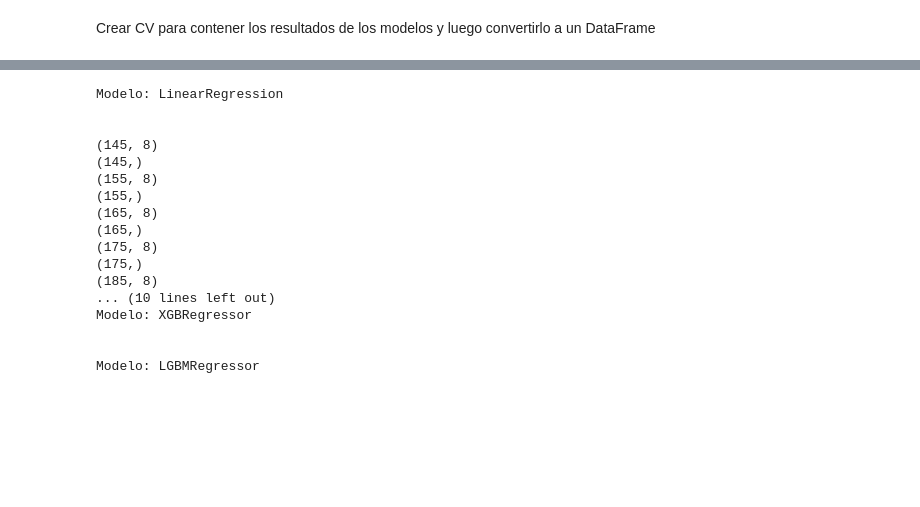
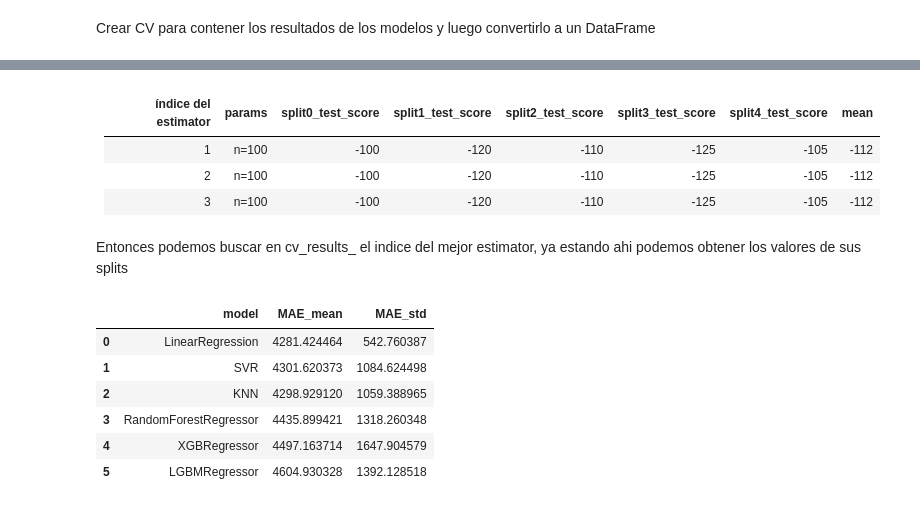
Before and after one commit to charligram/1_analisis_ventas, a Jupyter notebook: notebooks/03_modeling.ipynb, the cells around one changed output, grey strips where cells are left out. Cells and saved outputs as stored; diff of their text form; code cells hidden in the pictures; blank space fills up the shorter version.

Commit message:
GridSearchCV models developed

```diff
--- a/notebooks/03_modeling.ipynb
+++ b/notebooks/03_modeling.ipynb
@@ -210,7 +210,7 @@ En esta parte lo que vamos a hacer es buscar el mejor tuning para los modelos m
 # %% [markdown]
 ### 5.1 Separar X e y
 # %%
-X = df.drop(columns=['Sales'])
+X = df.drop(columns=['Order Date', 'Sales'])
 y = df['Sales']
 # %% [markdown]
 Primero separamos las semanas que vamos a querer predecir finalmente y con las que vamos a trabajar
@@ -245,8 +245,7 @@ param_grids = {
     # Modelos mas complejos
     'SVR': {
         'model__C': [0.1, 1, 10, 100],
-        'model__kernel': ['linear', 'rbf'],
-        'model_gamma': ['scale', 'auto']
+        'model__kernel': ['linear', 'rbf']
     },
 
     'KNN': {
@@ -272,7 +271,7 @@ param_grids = {
         'model__n_estimators': [100, 200, 300],
         'model__num_leaves': [15, 31, 63],
         'model__learning_rate': [0.01, 0.05, 0.1],
-        'model_max_depth': [-1, 5, 10]
+        'model__max_depth': [-1, 5, 10]
     }
 }
 # %% [markdown]
@@ -290,7 +291,15 @@ resultados_cv = []
+# %% [markdown]
+|índice del estimator| params | split0_test_score | split1_test_score | split2_test_score | split3_test_score | split4_test_score | mean |
+|--------------------|--------|-------------------|-------------------|-------------------|-------------------|-------------------|------|
+|         1          | n=100  |  -100  |  -120  |  -110  |  -125  |  -105  | -112 |
+|         2          | n=100  |  -100  |  -120  |  -110  |  -125  |  -105  | -112 |
+|         3          | n=100  |  -100  |  -120  |  -110  |  -125  |  -105  | -112 |
+# %% [markdown]
+Entonces podemos buscar en cv_results_ el indice del mejor estimator, ya estando ahi podemos obtener los valores de sus splits
 # %%
 for model_name, model_object in models_dict.items():
-    print(f'Modelo: {model_name}\n\n')
 
+    #Crear Pipeline, estandariza y utiliza cada modelo ML en cada iteración
     pipeline = Pipeline([
         ('scaler', StandardScaler()),
         ('model', model_object)
@@ -300,7 +309,6 @@ for model_name, model_object in models_dict.items():
     # Entonces probamos el modelo lineal para distintos escenarios (150/10), (160/10)...(190/10)
     if not param_grids[model_name]:
         maes_linear = []
-        rmses_linear = []
         for train_idx, val_idx in tscv.split(X_train):
             # Datos de entrenamiento para el modelo
             X_train_fold = X_train.iloc[train_idx]
@@ -308,7 +316,7 @@ for model_name, model_object in models_dict.items():
 
             # Datos para hacer predicciones (aquí van los 10)
             X_val_fold = X_train.iloc[val_idx]
-            y_val_fold = X_train.iloc[val_idx]
+            y_val_fold = y_train.iloc[val_idx]
 
 
             # Entrenar modelo con esos datos y guardar sus mse y rmse (recordar que en el pipeline ya esta cargado el modelo actual (LinearRegression))
@@ -317,54 +325,67 @@ for model_name, model_object in models_dict.items():
             # Hacer predicciones de las 10 semanas que vengan
             y_pred_linear = pipeline.predict(X_val_fold)
 
-            # Evaluar MAE y RMSE, guardarlos para calcular sus promedios
+            # Evaluar MAE y guardarlo para calcular sus promedios
             mae = mean_absolute_error(y_val_fold, y_pred_linear)
             rmse = root_mean_squared_error(y_val_fold, y_pred_linear)
             maes_linear.append(mae)
-            rmses_linear.append(rmse)
 
         # Una vez con todos los splits hechos, guardamos en resultados_cv un registro con el modelo, mean de MAE y mean de RMSE
         resultados_cv.append({
             'model': model_name,
-            'Mean_MAE': np.mean(maes_linear),
-            'Mean_RMSE': np.mean(rmses_linear)
+            'MAE_mean': np.mean(maes_linear),
+            'MAE_std': np.std(maes_linear)
         })
 
     # Flujo para el resto de modelos, en esta parte ya sabemos que estamos en un modelo complejo
     else:
         # Creamos el GridSearchCV, ojo acá, el estimador va a ser el pipeline (convertirá la info escalandola primero), luego aplica el modelo ML
         # Como es GridSearchCV va a buscar con que grid probar los hiperparámetros, le decimos que pruebe con los que tiene la key del nombre del modelo
         # Luego para hacer las pruebas separa en splits, con la forma del TimeSeriesSplit (150, 10), (160, 10)...(190, 10), aunque eso aun no lo sabe, solo sabe
         # que tiene que hacer 5 divisiones con 10 registros/indices reservados para la prueba
         # Luego se le indica que es lo que tiene que MAXIMIZAR, como va a buscar el valor mas alto, le decimos que busque el error absoluto promedio pero negativo
         grid_search = GridSearchCV(
             estimator=pipeline,
             param_grid=param_grids[model_name],
             cv=tscv,
             scoring='neg_mean_absolute_error',
             n_jobs=-1
         )
 
         # Entrenar el modelo. Aqui simplemente X_train e y_train porque de por si va a hacer la separacion internamente por tscv
         grid_search.fit(X_train, y_train)
 
-        # Veamos los mejores parámetros obtenidos
-        print(f'Best params: \n{grid_search.best_params_}')
+        # Ahora, veremos los valores que obtuvo el mejor modelo posible para obtener neg_mean_absolute_error
+        # Entonces en cv_results_ podemos ir a sus columnas split0_test_score, split1_test_score... y especificamente del índice del mejor estimator
+        best_index = grid_search.best_index_
+
+        # Aquí guardaremos en una lista cada uno de los resultados
+        scores_best_estimator = [
+            grid_search.cv_results_['split0_test_score'][best_index],
+            grid_search.cv_results_['split1_test_score'][best_index],
+            grid_search.cv_results_['split2_test_score'][best_index],
+            grid_search.cv_results_['split3_test_score'][best_index],
+            grid_search.cv_results_['split4_test_score'][best_index],
+        ]
+
+        # Calcular MAE para este estimator en específico, primero pasaremos los valores negativos a positivos
+        scores_best_estimator = np.abs(scores_best_estimator)
+
+        # Agregar resultados al cv
+        resultados_cv.append({
+            'model': model_name,
+            'MAE_mean': np.mean(scores_best_estimator),
+            'MAE_std': np.std(scores_best_estimator)
+        })
+
+df_cv = pd.DataFrame(resultados_cv)
+
+df_cv
 # %% [output]
-Modelo: LinearRegression
-
-
-(145, 8)
-(145,)
-(155, 8)
-(155,)
-(165, 8)
-(165,)
-(175, 8)
-(175,)
-(185, 8)
-... (10 lines left out)
-Modelo: XGBRegressor
-
-
-Modelo: LGBMRegressor
+|  | model | MAE_mean | MAE_std |
+| 0 | LinearRegression | 4281.424464 | 542.760387 |
+| 1 | SVR | 4301.620373 | 1084.624498 |
+| 2 | KNN | 4298.929120 | 1059.388965 |
+| 3 | RandomForestRegressor | 4435.899421 | 1318.260348 |
+| 4 | XGBRegressor | 4497.163714 | 1647.904579 |
+| 5 | LGBMRegressor | 4604.930328 | 1392.128518 |
```
Also changed, not shown: parts of 1 cell of this notebook.
